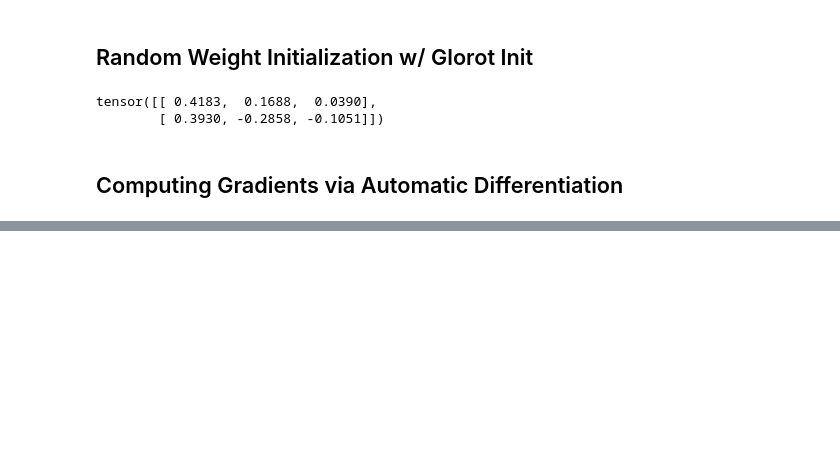
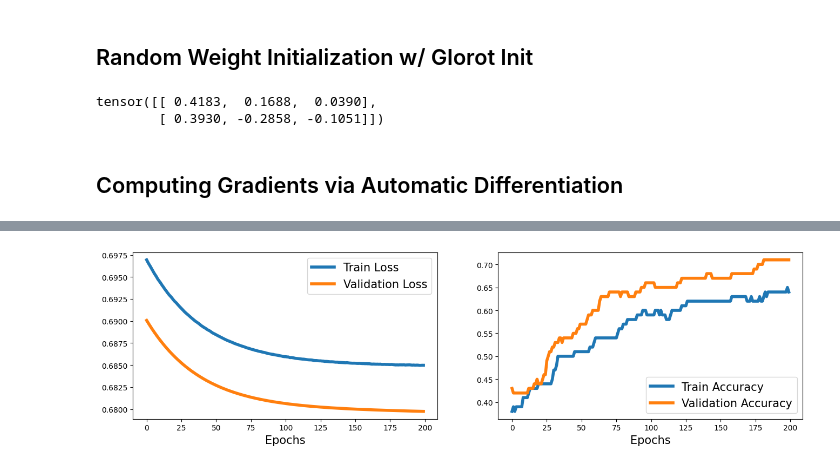
Before and after one commit to Jstafford98/Machine-Learning-with-PyTorch-and-Scikit-Learn, a Jupyter notebook: src/Chapter13.ipynb, the cells around one changed output, grey strips where cells are left out. Drawn from its saved outputs; the diff is of its cells as text; code cells hidden in the pictures; blank space fills up the shorter version.

```diff
--- a/src/Chapter13.ipynb
+++ b/src/Chapter13.ipynb
@@ -50,0 +170,28 @@ class MyModule(nn.Module):
+# %%
+fig = plt.figure(figsize=(16, 4))
+ax = fig.add_subplot(1, 2, 1)
+
+plt.plot(history[0], lw=4)
+plt.plot(history[1], lw=4)
+
+plt.legend(['Train Loss', 'Validation Loss'], fontsize=15)
+ax.set_xlabel('Epochs', size=15)
+
+ax = fig.add_subplot(1, 2, 2)
+
+plt.plot(history[2], lw=4)
+plt.plot(history[3], lw=4)
+
+plt.legend(['Train Accuracy', 'Validation Accuracy'], fontsize=15)
+ax.set_xlabel('Epochs', size=15)
+
+'''
+    We can see that since we only had one layer, our model was unable to
+    derive a linear decision boundary. We can resolve this by adding either
+    more hidden layers (increasing the depth) or more hidden units (increasing the width).
+
+    Next code block plays around with that
+'''
+print()
+# %% [output]
+[figure, added]
```
Also changed, not shown: parts of 18 cells of this notebook.
